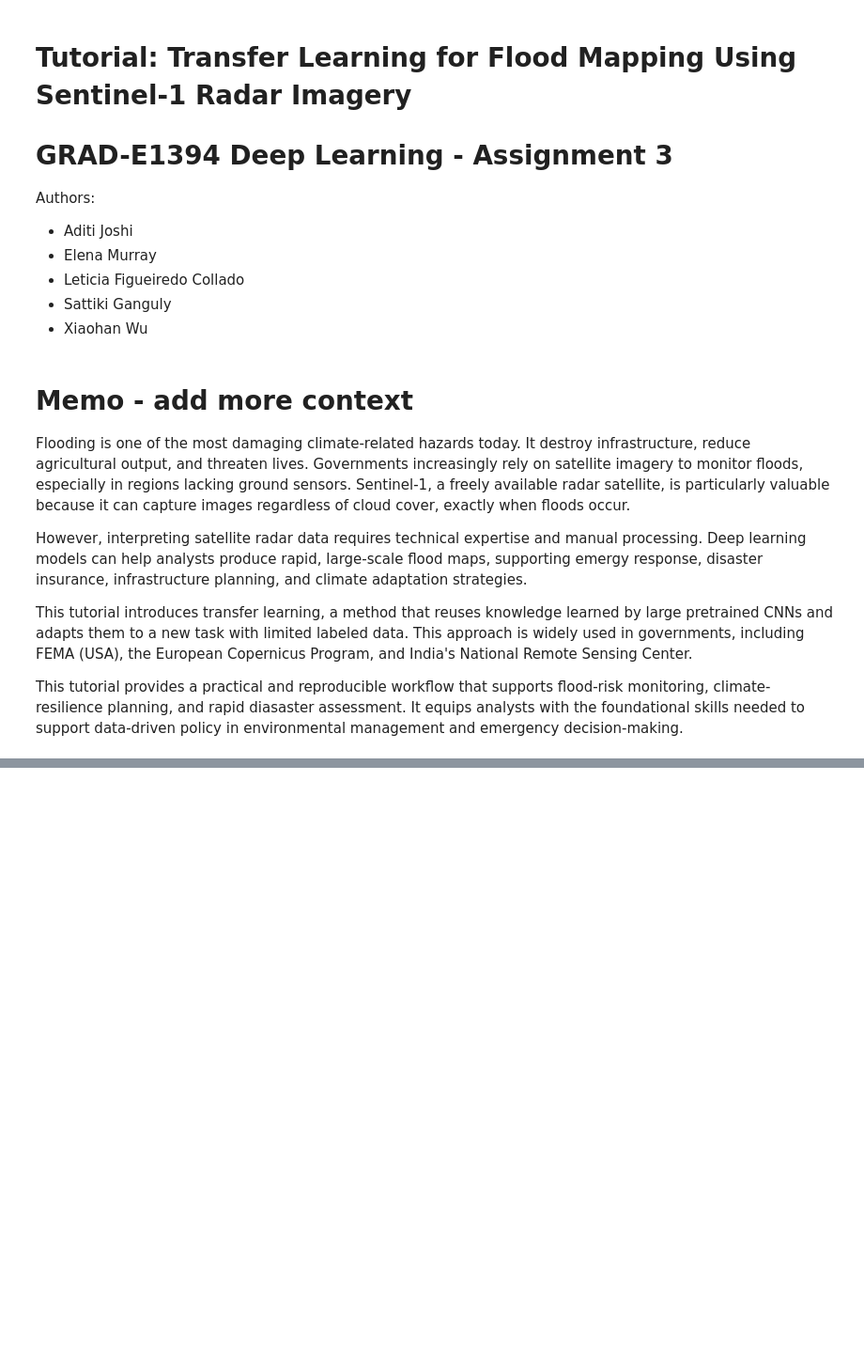
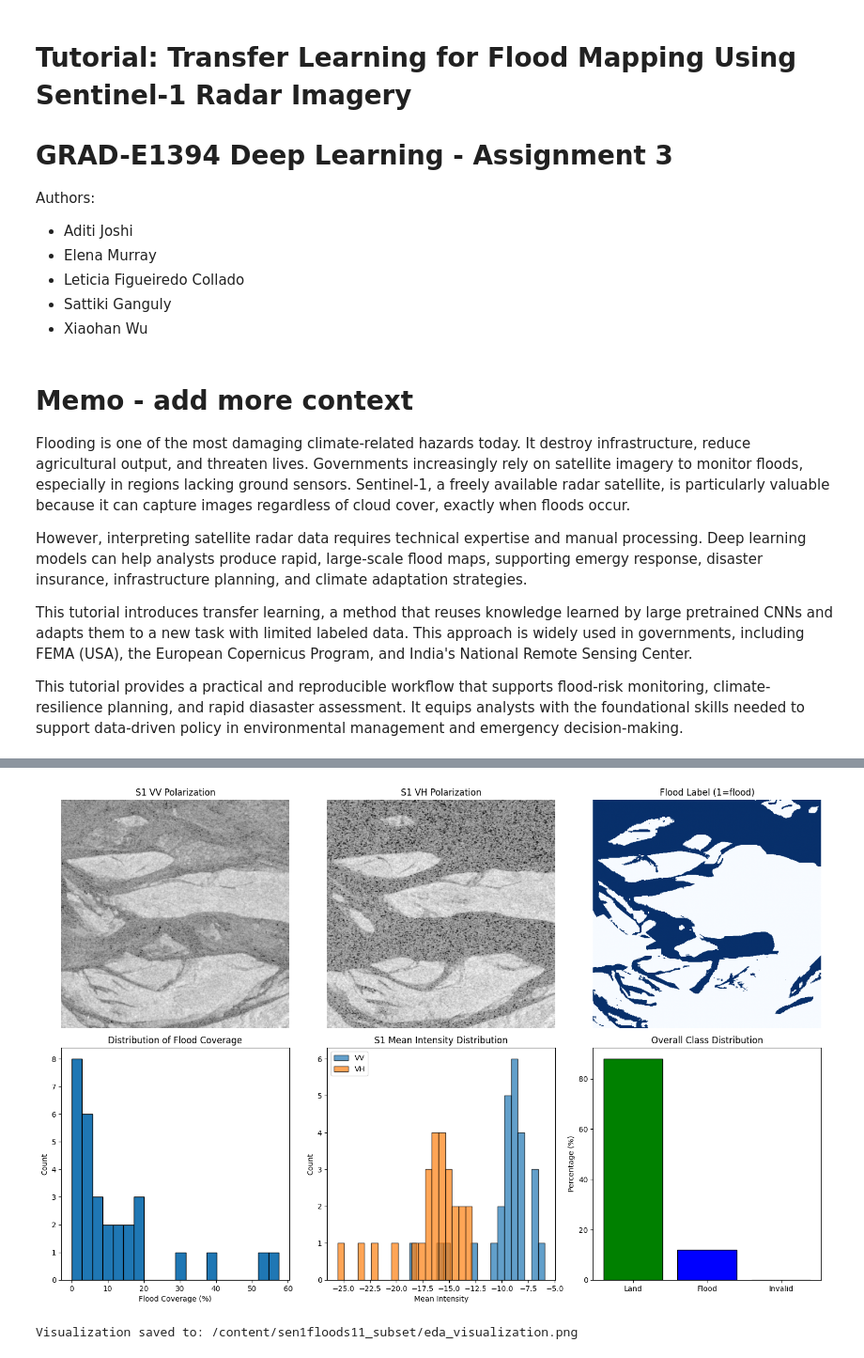
Before and after one commit to hertie-data-science-lab/tutorial-new-group-2-1, a Jupyter notebook: tutorial.ipynb, the cells around one changed output, grey strips where cells are left out. Shown at 94% size. Saved outputs shown, nothing was run; the diff lists cells and outputs as text; code cells hidden in the pictures; blank space fills up the shorter version.

```diff
--- a/tutorial.ipynb
+++ b/tutorial.ipynb
@@ -194,0 +236,16 @@ subset_json = random.sample(json_files, 10)
+# %%
+s1_files = sorted(list(S1_DIR.glob("*.tif")))
+label_files = sorted(list(LABEL_IMG_DIR.glob("*.tif")))
+
+print(f"S1 images: {len(s1_files)}")
+print(f"Label images: {len(label_files)}")
+
+# Verify matching pairs
+s1_ids = [f.stem.replace("_S1Hand", "") for f in s1_files]
+label_ids = [f.stem.replace("_LabelHand", "") for f in label_files]
+
+missing_s1 = set(label_ids) - set(s1_ids)
+missing_labels = set(s1_ids) - set(label_ids)
+print(f"\nMissing S1 images: {len(missing_s1)}")
+print(f"Missing labels: {len(missing_labels)}")
+print(f"Valid pairs: {len(set(s1_ids) & set(label_ids))}")
@@ -194,0 +356,55 @@ subset_json = random.sample(json_files, 10)
+# %%
+fig, axes = plt.subplots(2, 3, figsize=(15, 10))
+
+# Sample visualization
+with rasterio.open(s1_files[0]) as src:
+    s1_sample = src.read()
+with rasterio.open(label_files[0]) as src:
+    label_sample = src.read(1)
+
+axes[0, 0].imshow(s1_sample[0], cmap='gray')
+axes[0, 0].set_title('S1 VV Polarization')
+axes[0, 0].axis('off')
+
+axes[0, 1].imshow(s1_sample[1], cmap='gray')
+axes[0, 1].set_title('S1 VH Polarization')
+axes[0, 1].axis('off')
+
+# Mask out invalid pixels for visualization
+label_vis = np.where(label_sample == 255, np.nan, label_sample)
+axes[0, 2].imshow(label_vis, cmap='Blues', vmin=0, vmax=1)
+axes[0, 2].set_title('Flood Label (1=flood)')
+axes[0, 2].axis('off')
+
+# Distribution plots
+axes[1, 0].hist(flood_percentages, bins=20, edgecolor='black')
+axes[1, 0].set_xlabel('Flood Coverage (%)')
+axes[1, 0].set_ylabel('Count')
+axes[1, 0].set_title('Distribution of Flood Coverage')
+
+axes[1, 1].hist(s1_stats['vv_mean'], bins=20, alpha=0.7, label='VV', edgecolor='black')
+axes[1, 1].hist(s1_stats['vh_mean'], bins=20, alpha=0.7, label='VH', edgecolor='black')
+axes[1, 1].set_xlabel('Mean Intensity')
+axes[1, 1].set_ylabel('Count')
+axes[1, 1].set_title('S1 Mean Intensity Distribution')
+axes[1, 1].legend()
+
+# Class balance
+valid_pixels = 100 - np.mean(invalid_percentages)
+flood_pixels_valid = np.mean(flood_percentages)
+land_pixels_valid = valid_pixels - flood_pixels_valid
+
+axes[1, 2].bar(['Land', 'Flood', 'Invalid'],
+               [land_pixels_valid, flood_pixels_valid, np.mean(invalid_percentages)],
+               color=['green', 'blue', 'gray'], edgecolor='black')
+axes[1, 2].set_ylabel('Percentage (%)')
+axes[1, 2].set_title('Overall Class Distribution')
+
+plt.tight_layout()
+plt.savefig(DATA_ROOT / 'eda_visualization.png', dpi=150, bbox_inches='tight')
+plt.show()
+
+print(f"Visualization saved to: {DATA_ROOT / 'eda_visualization.png'}")
+# %% [output]
+[figure, added]
+Visualization saved to: /content/sen1floods11_subset/eda_visualization.png
```
Also changed, not shown: parts of 25 cells of this notebook.
